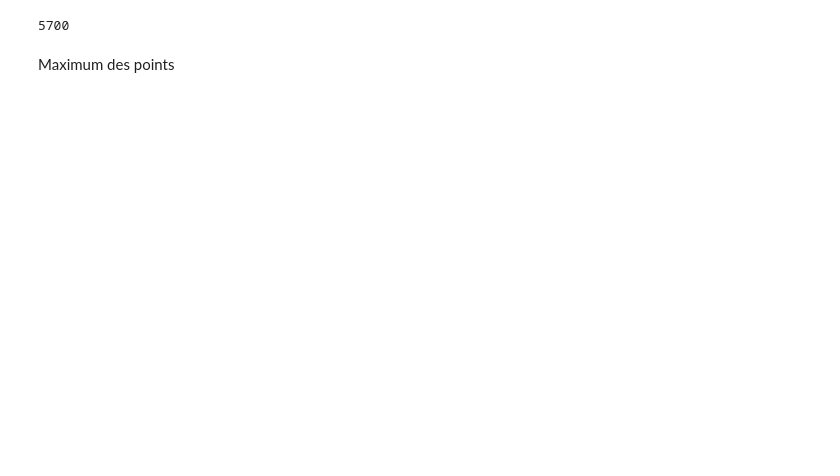
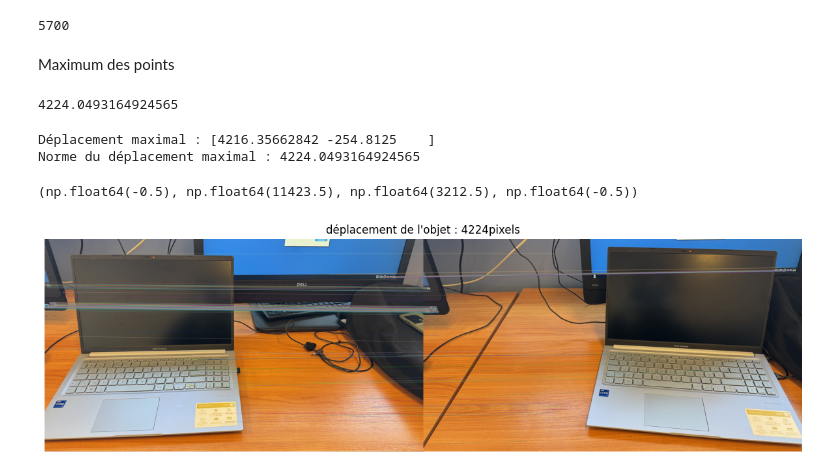
Before and after one commit to JalilBNH/local-global-descriptor, a Jupyter notebook: dev.ipynb, the cells around one changed output. Cells and saved outputs as stored; diff of their text form; code cells hidden in the pictures; blank space fills up the shorter version.

```diff
--- a/dev.ipynb
+++ b/dev.ipynb
@@ -29,3 +33,8 @@ len(matches)
 5700
 # %% [markdown]
 Maximum des points
+# %%
+l1_inliers = l1[mask.ravel() == 1]
+l2_inliers = l2[mask.ravel() == 1]
+d = l2_inliers - l1_inliers
+norms = np.linalg.norm(l2_inliers - l1_inliers , axis=1)  # Norme euclidienne pour chaque déplacement
@@ -31,0 +45,18 @@ Maximum des points
+# %%
+print(np.max(norms))
+# %% [output]
+4224.0493164924565
+# %%
+print(f"Déplacement maximal : {max_displacement}")
+print(f"Norme du déplacement maximal : {norms[max_idx]}")
+# %% [output]
+Déplacement maximal : [4216.35662842 -254.8125    ]
+Norme du déplacement maximal : 4224.0493164924565
+# %%
+img2 = cv2.drawMatches(img1,kp_1,img2,kp_2,inlier_matches,None,flags=cv2.DrawMatchesFlags_NOT_DRAW_SINGLE_POINTS)
+plt.figure(figsize=(15,16))
+plt.imshow(img2[:,:,::-1]), plt.title(f'déplacement de l\'objet : {int(np.max(norms))}pixels')
+plt.axis('off')
+# %% [output]
+(np.float64(-0.5), np.float64(11423.5), np.float64(3212.5), np.float64(-0.5))
+[figure, added]
```
Also changed, not shown: parts of 4 cells of this notebook, 11 other files.
